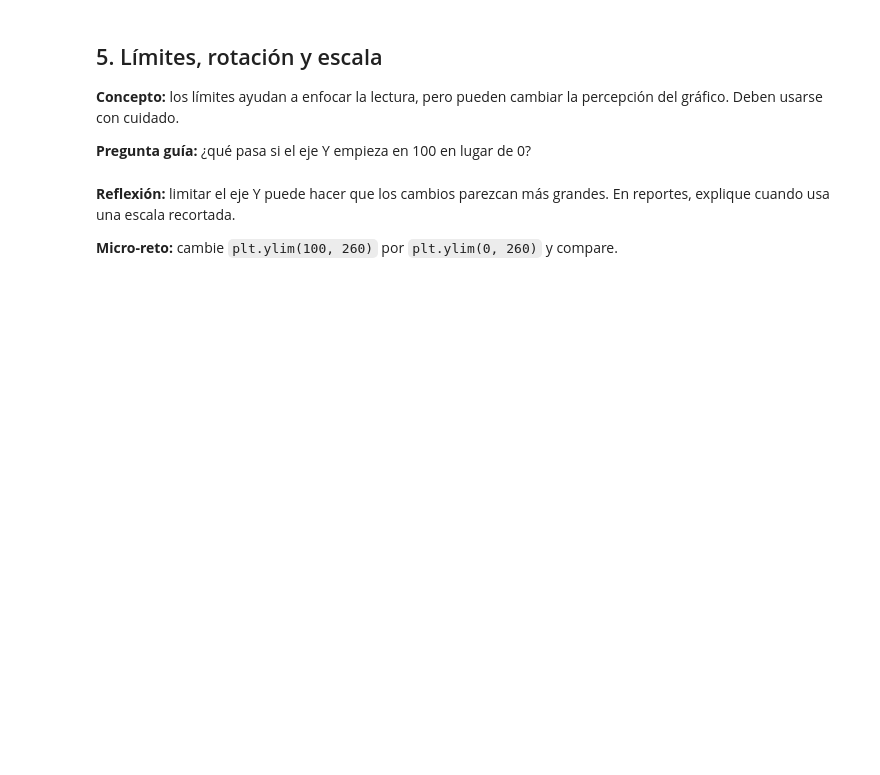
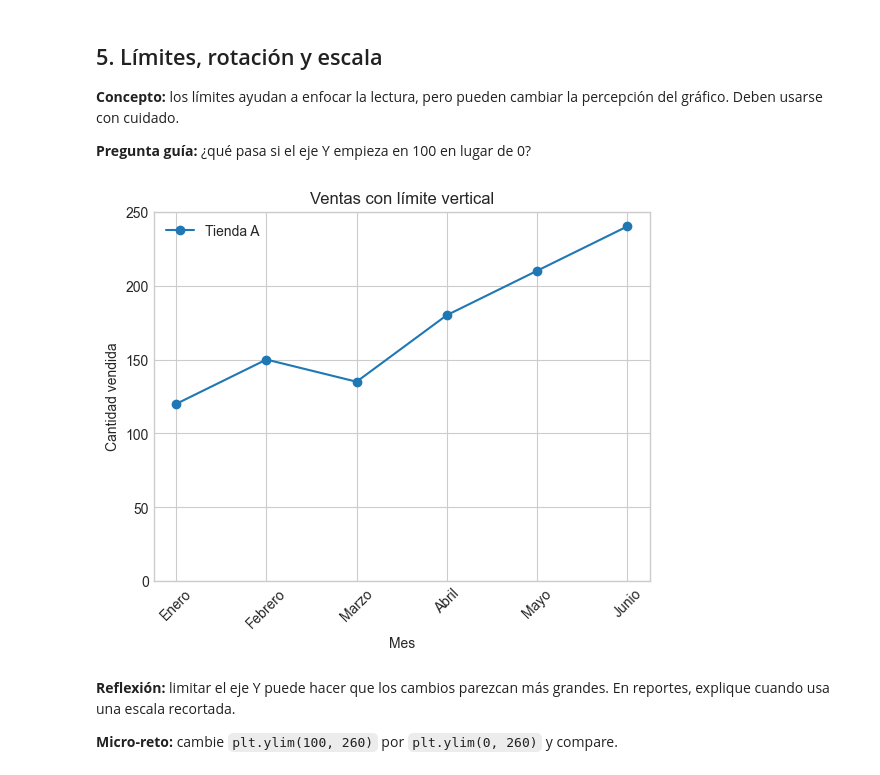
Before and after one commit to Blith9926/Fundamentos-de-Python, a Jupyter notebook: 08_Matplotlib/01 - Aprender Matplotlib.ipynb, the cells around one changed output. Drawn from its saved outputs; the diff is of its cells as text; code cells hidden in the pictures; blank space fills up the shorter version.

```diff
--- a/08_Matplotlib/01 - Aprender Matplotlib.ipynb
+++ b/08_Matplotlib/01 - Aprender Matplotlib.ipynb
@@ -119,13 +146,17 @@ ventas_tienda_b = [100, 130, 160, 170, 190, 230]
 # %%
 plt.plot(meses, ventas_tienda_a, marker="o", label="Tienda A")
 
 #Agragar limite vertical y Rotar etiquetas del eje x
+plt.ylim(0, 250)
+plt.xticks(rotation=45)
 
 plt.title("Ventas con límite vertical")
 plt.xlabel("Mes")
 plt.ylabel("Cantidad vendida")
 plt.legend()
 plt.show()
+# %% [output]
+[figure, added]
 # %% [markdown]
 **Reflexión:** limitar el eje Y puede hacer que los cambios parezcan más grandes. En reportes, explique cuando usa una escala recortada.
 
```
Also changed, not shown: parts of 12 cells of this notebook.
